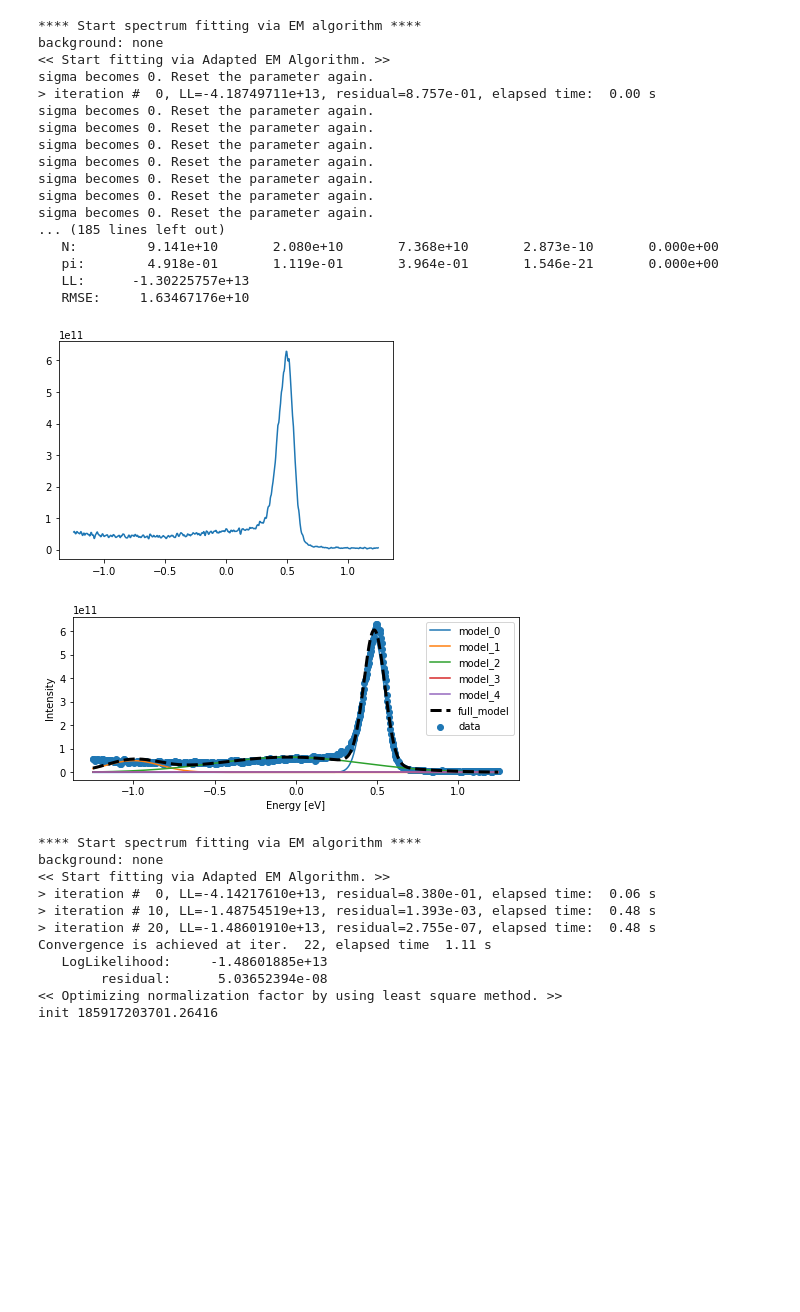
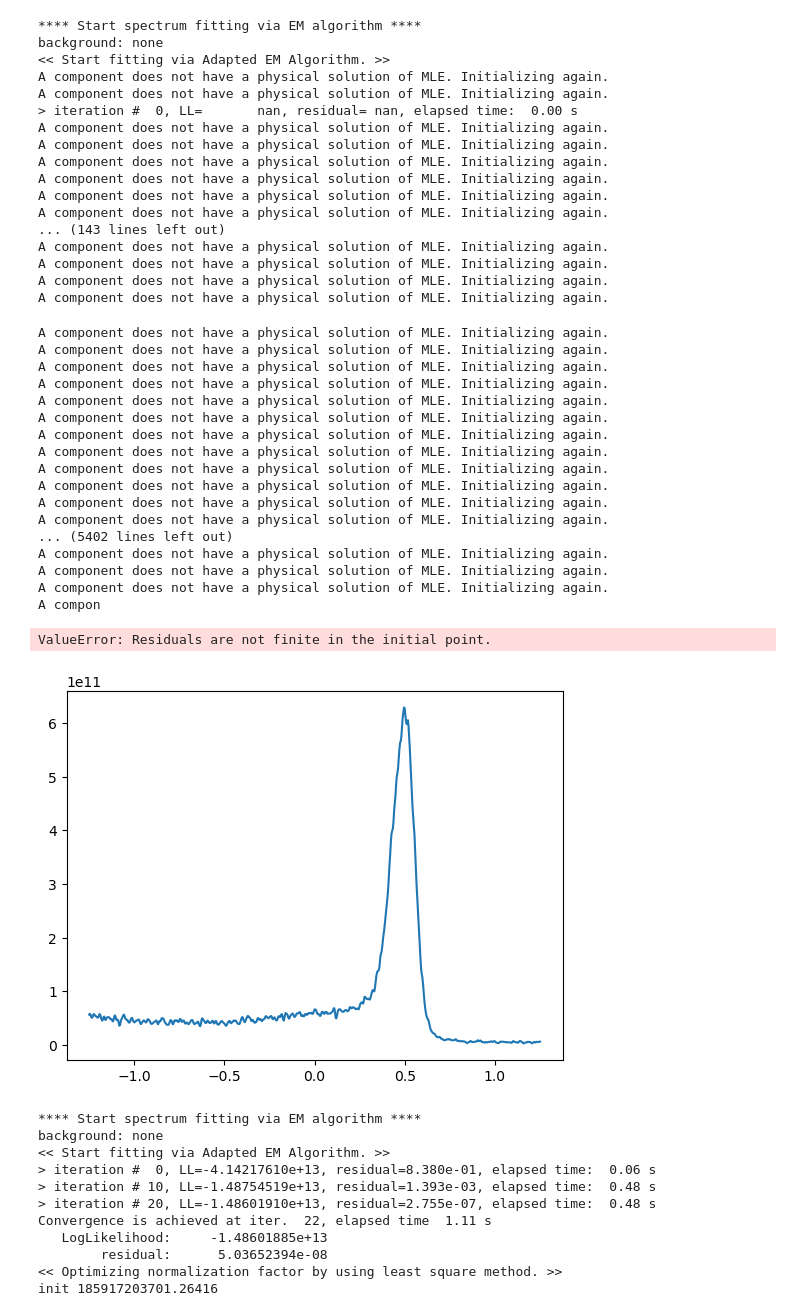
Before and after one commit to yasunobu-ando/EMPeaks, a Jupyter notebook: debug.ipynb, the cells around one changed output. Drawn from its saved outputs; the diff is of its cells as text; code cells hidden in the pictures; blank space fills up the shorter version.

```diff
--- a/debug.ipynb
+++ b/debug.ipynb
@@ -3,45 +6,62 @@
 # %%
 %autoreload 2
 
 from EMPeaks import PseudoVoigtMixture, GaussianMixture, LorentzianMixture, DoniachSunjicMixture
 import numpy as np
 import matplotlib.pyplot as plt
 
 data = np.loadtxt('GFET0126_25V_C1s.txt')
 x = (data.T[0] - np.average(data.T[0]))/10
 y = (data.T[1] + 0.0002) * 10000000
 
 plt.plot(x, y)
 
-model = GaussianMixture.GaussianMixtureModel(K=5, background='none')
+#model = GaussianMixture.GaussianMixtureModel(K=5, background='none')
 #model = PseudoVoigtMixture.PseudoVoigtMixtureModel(K=2, background='none')
 #model = LorentzianMixture.LorentzianMixtureModel(K=3, background='linear')
 #model = DoniachSunjicMixture.DoniachSunjicMixtureModel(K=2, background='uniform')
 
 #5回の初期パラメータサンプリングのあとに得られた最適なモデルをプロットします。
 model.fit(x,y,r_eps=1e-7)
 #model.sampling(x,y,r_eps=1e-7)
 model.plot(x,y)
 # %% [output]
 **** Start spectrum fitting via EM algorithm ****
 background: none
 << Start fitting via Adapted EM Algorithm. >>
-sigma becomes 0. Reset the parameter again.
-> iteration #  0, LL=-4.18749711e+13, residual=8.757e-01, elapsed time:  0.00 s
-sigma becomes 0. Reset the parameter again.
-sigma becomes 0. Reset the parameter again.
-sigma becomes 0. Reset the parameter again.
-sigma becomes 0. Reset the parameter again.
-sigma becomes 0. Reset the parameter again.
-sigma becomes 0. Reset the parameter again.
-sigma becomes 0. Reset the parameter again.
-... (185 lines left out)
-   N:         9.141e+10       2.080e+10       7.368e+10       2.873e-10       0.000e+00
-   pi:        4.918e-01       1.119e-01       3.964e-01       1.546e-21       0.000e+00
-   LL:      -1.30225757e+13
-   RMSE:     1.63467176e+10
+A component does not have a physical solution of MLE. Initializing again.
+A component does not have a physical solution of MLE. Initializing again.
+> iteration #  0, LL=       nan, residual= nan, elapsed time:  0.00 s
+A component does not have a physical solution of MLE. Initializing again.
+A component does not have a physical solution of MLE. Initializing again.
+A component does not have a physical solution of MLE. Initializing again.
+A component does not have a physical solution of MLE. Initializing again.
+A component does not have a physical solution of MLE. Initializing again.
+A component does not have a physical solution of MLE. Initializing again.
+... (143 lines left out)
+A component does not have a physical solution of MLE. Initializing again.
+A component does not have a physical solution of MLE. Initializing again.
+A component does not have a physical solution of MLE. Initializing again.
+A component does not have a physical solution of MLE. Initializing again.
+A component does not have a physical solution of MLE. Initializing again.
+A component does not have a physical solution of MLE. Initializing again.
+A component does not have a physical solution of MLE. Initializing again.
+A component does not have a physical solution of MLE. Initializing again.
+A component does not have a physical solution of MLE. Initializing again.
+A component does not have a physical solution of MLE. Initializing again.
+A component does not have a physical solution of MLE. Initializing again.
+A component does not have a physical solution of MLE. Initializing again.
+A component does not have a physical solution of MLE. Initializing again.
+A component does not have a physical solution of MLE. Initializing again.
+A component does not have a physical solution of MLE. Initializing again.
+A component does not have a physical solution of MLE. Initializing again.
+... (5402 lines left out)
+A component does not have a physical solution of MLE. Initializing again.
+A component does not have a physical solution of MLE. Initializing again.
+A component does not have a physical solution of MLE. Initializing again.
+A compon
+ValueError: Residuals are not finite in the initial point.
-[figure, old version]
+[figure, new version]
-[figure, removed]
 # %%
 model = PseudoVoigtMixture.PseudoVoigtMixtureModel(K=2, background='none')
 #model = LorentzianMixture.LorentzianMixtureModel(K=3, background='linear')
```
Also changed, not shown: parts of 1 cell of this notebook, 9 other files.
